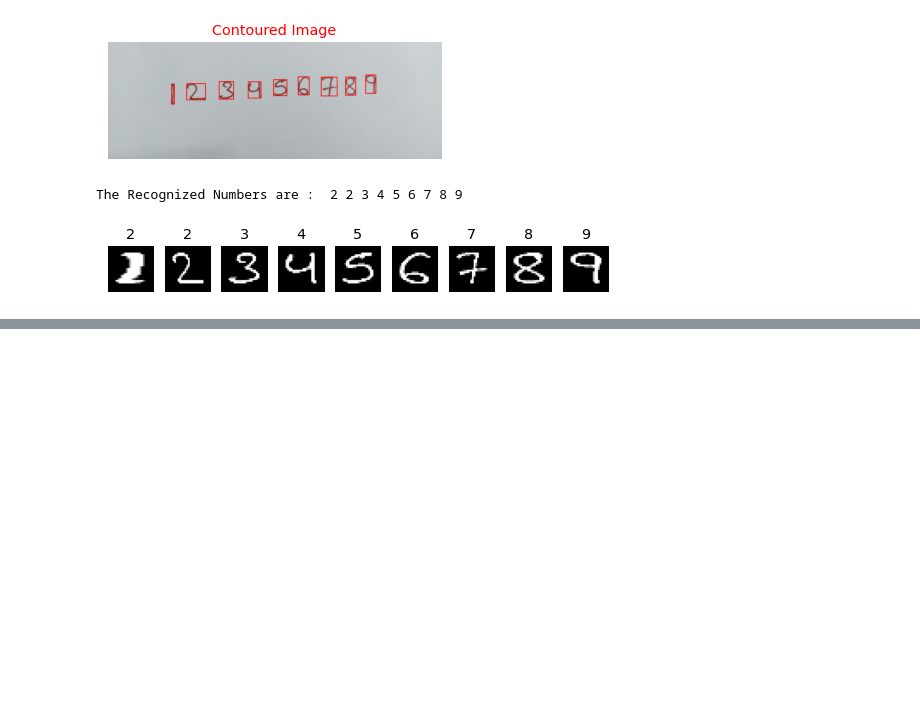
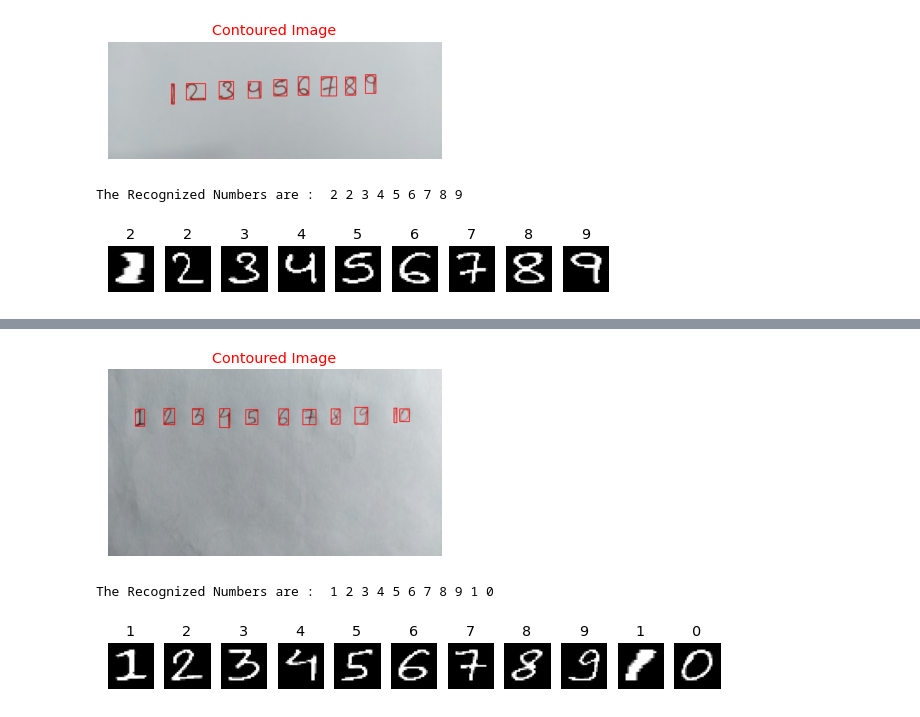
Before and after one commit to priyanshkedia04/Handwritten-Digit-Recognizer, a Jupyter notebook: Handwritten Digit Recognition MNIST Dataset.ipynb, the cells around one changed output, grey strips where cells are left out. Drawn from its saved outputs; the diff is of its cells as text; code cells hidden in the pictures; blank space fills up the shorter version.

```diff
--- a/Handwritten Digit Recognition MNIST Dataset.ipynb
+++ b/Handwritten Digit Recognition MNIST Dataset.ipynb
@@ -295,0 +296,6 @@ The Recognized Numbers are :  4 5 6
+# %%
+number_recognize('6.jpg')
+# %% [output]
+[figure, added]
+The Recognized Numbers are :  1 2 3 4 5 6 7 8 9 1 0
+[figure, added]
```
Also changed, not shown: parts of 10 cells of this notebook, 1 other file.
